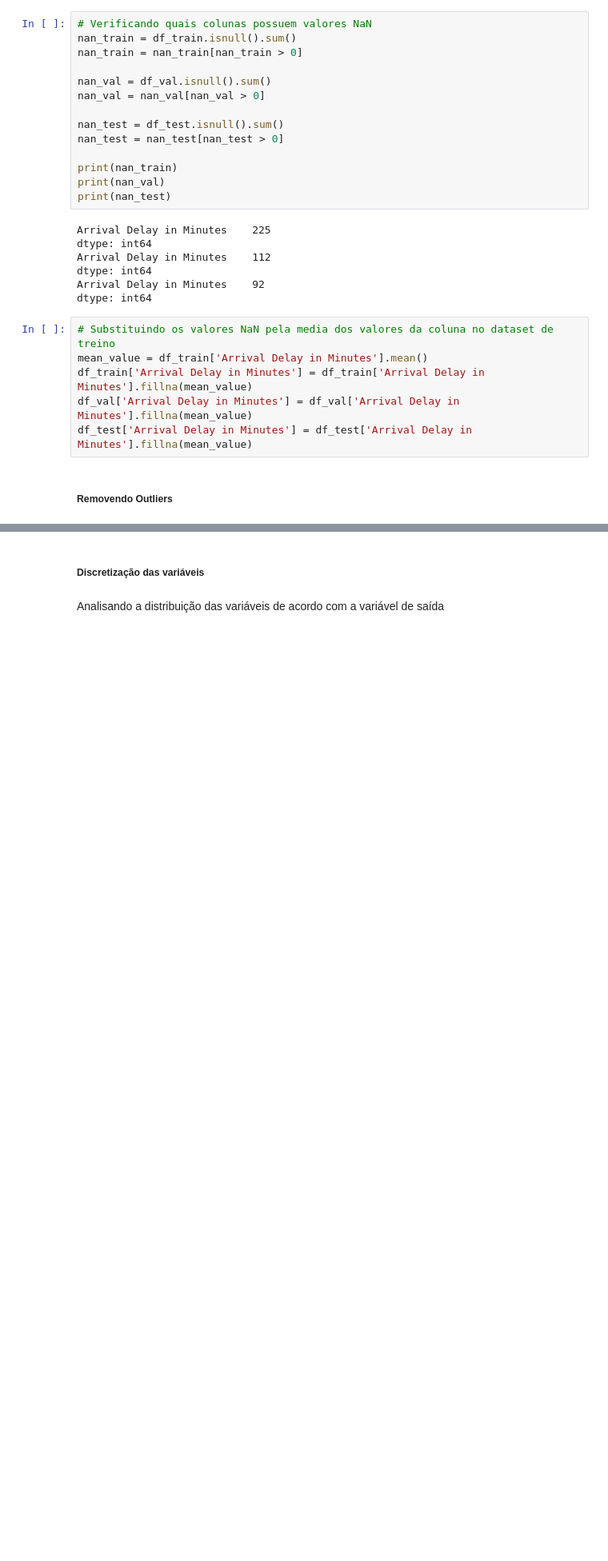
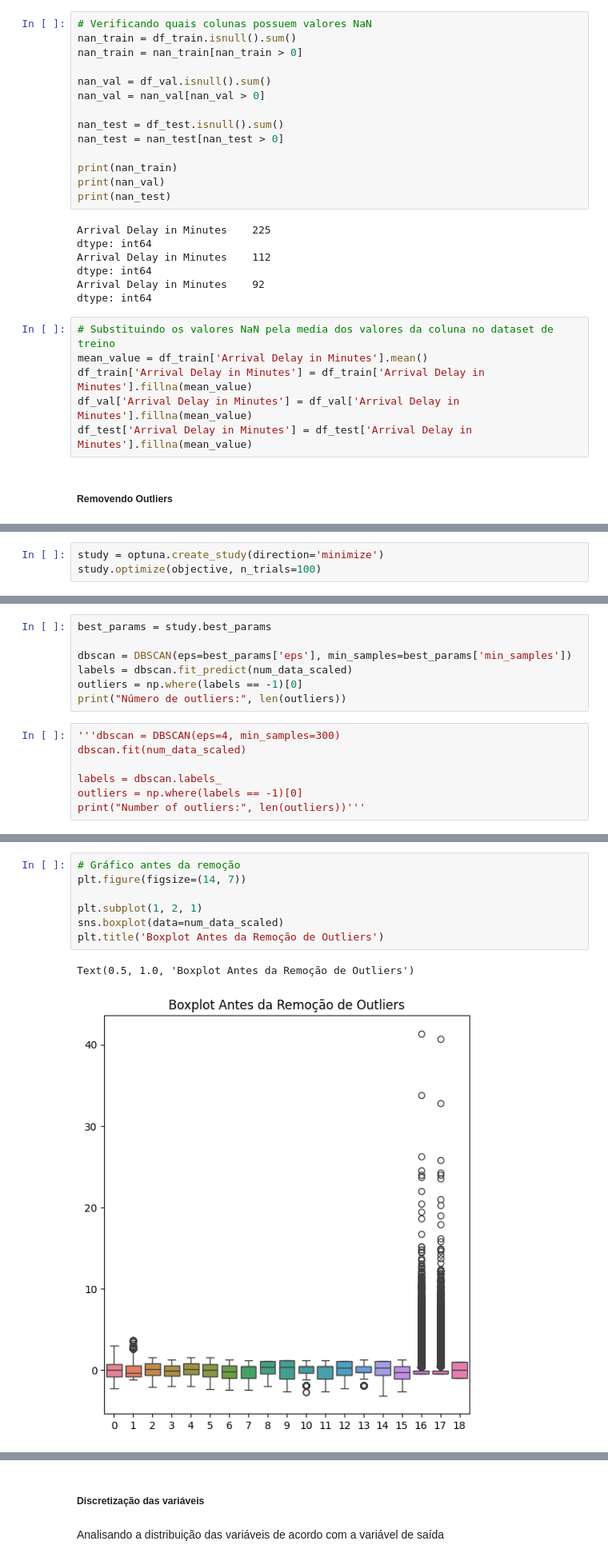
Before and after one commit to GuilhermeMaciel75/RN-Airline-Passenger-Satisfaction, a Jupyter notebook: src/data_treatment.ipynb, the cells around one changed output, grey strips where cells are left out. Shown: that part at 80% size. Cells and saved outputs as stored; diff of their text form; blank space fills up the shorter version.

```diff
--- a/src/data_treatment.ipynb
+++ b/src/data_treatment.ipynb
@@ -53,0 +166,3 @@ df_test['Arrival Delay in Minutes'] = df_test['Arrival Delay in Minutes'].fillna
+# %%
+study = optuna.create_study(direction='minimize')
+study.optimize(objective, n_trials=100)
@@ -53,0 +174,14 @@ df_test['Arrival Delay in Minutes'] = df_test['Arrival Delay in Minutes'].fillna
+# %%
+best_params = study.best_params
+
+dbscan = DBSCAN(eps=best_params['eps'], min_samples=best_params['min_samples'])
+labels = dbscan.fit_predict(num_data_scaled)
+outliers = np.where(labels == -1)[0]
+print("Número de outliers:", len(outliers))
+# %%
+'''dbscan = DBSCAN(eps=4, min_samples=300)
+dbscan.fit(num_data_scaled)
+
+labels = dbscan.labels_
+outliers = np.where(labels == -1)[0]
+print("Number of outliers:", len(outliers))'''
@@ -53,0 +199,10 @@ df_test['Arrival Delay in Minutes'] = df_test['Arrival Delay in Minutes'].fillna
+# %%
+# Gráfico antes da remoção
+plt.figure(figsize=(14, 7))
+
+plt.subplot(1, 2, 1)
+sns.boxplot(data=num_data_scaled)
+plt.title('Boxplot Antes da Remoção de Outliers')
+# %% [output]
+Text(0.5, 1.0, 'Boxplot Antes da Remoção de Outliers')
+[figure, added]
```
Also changed, not shown: parts of 18 cells of this notebook.
